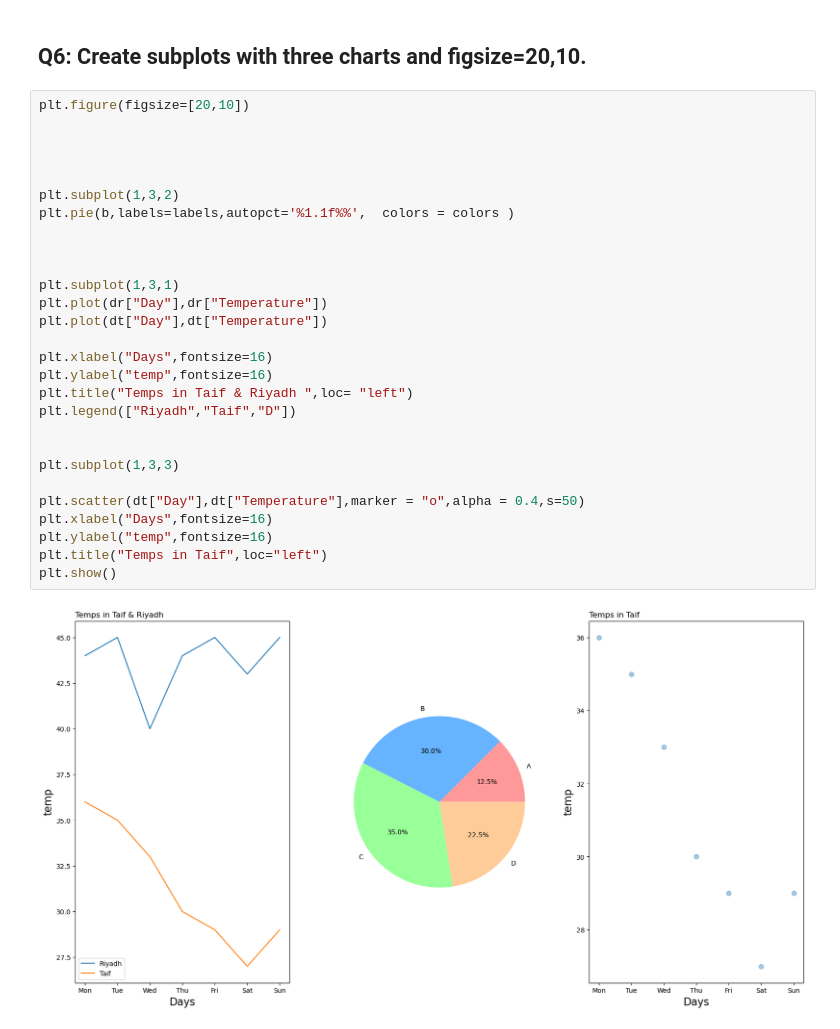
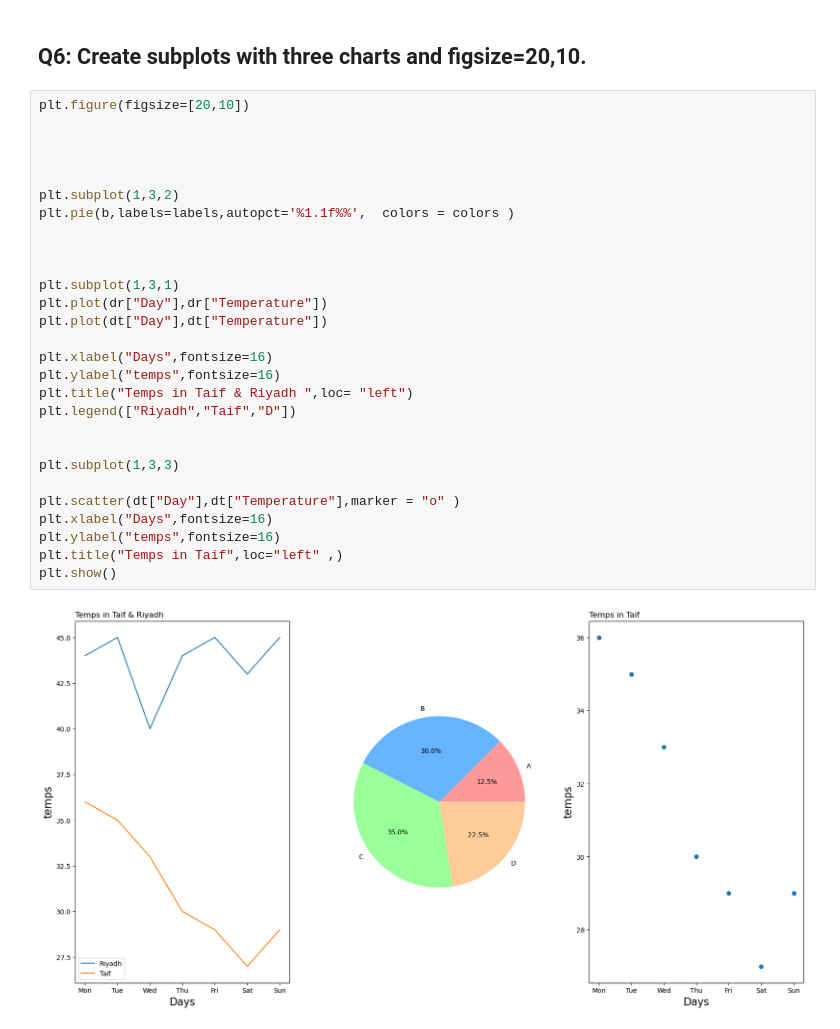
Before and after one commit to Tuwaiq-Data-Science-Bootcamp-V4/Matplotlib-Lab1, a Jupyter notebook: Matplotlib_Assignment1.ipynb, the cells around one changed output. Drawn from its saved outputs; the diff is of its cells as text.

```diff
--- a/Matplotlib_Assignment1.ipynb
+++ b/Matplotlib_Assignment1.ipynb
@@ -80,30 +81,30 @@ plt.show()
 # %%
 plt.figure(figsize=[20,10])
 
 
 
 
 plt.subplot(1,3,2)
 plt.pie(b,labels=labels,autopct='%1.1f%%',  colors = colors )
 
 
 
 plt.subplot(1,3,1)
 plt.plot(dr["Day"],dr["Temperature"])
 plt.plot(dt["Day"],dt["Temperature"])
 
 plt.xlabel("Days",fontsize=16)
-plt.ylabel("temp",fontsize=16)
+plt.ylabel("temps",fontsize=16)
 plt.title("Temps in Taif & Riyadh ",loc= "left")
 plt.legend(["Riyadh","Taif","D"])
 
 
 plt.subplot(1,3,3)
 
-plt.scatter(dt["Day"],dt["Temperature"],marker = "o",alpha = 0.4,s=50)
+plt.scatter(dt["Day"],dt["Temperature"],marker = "o" )
 plt.xlabel("Days",fontsize=16)
-plt.ylabel("temp",fontsize=16)
-plt.title("Temps in Taif",loc="left")
+plt.ylabel("temps",fontsize=16)
+plt.title("Temps in Taif",loc="left" ,)
 plt.show()
 # %% [output]
-[figure, old version]
+[figure, new version]
```
Also changed, not shown: parts of 3 cells of this notebook.
